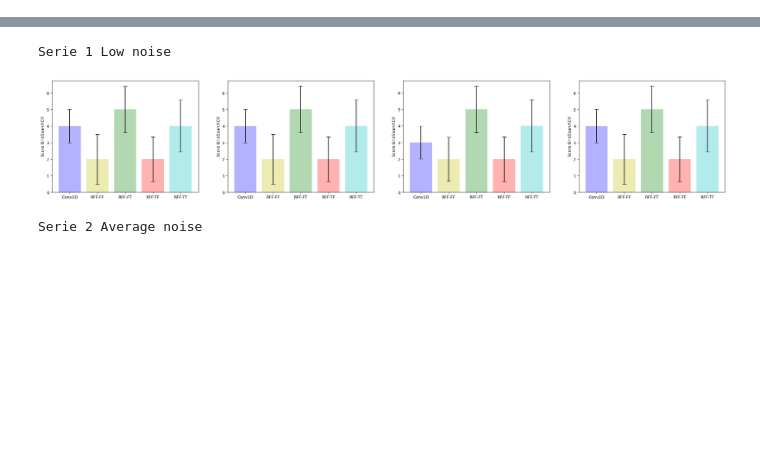
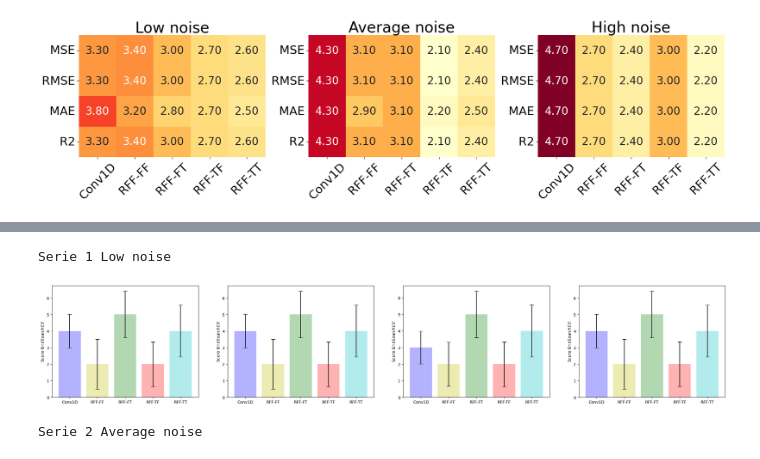
Before and after one commit to ealeongomez/Time-Series-Forecasting-Using-the-Bayesian-Approach-and-Random-Fourier-Features, a Jupyter notebook: Experiments/Analysis_results4.ipynb, the cells around one changed output, grey strips where cells are left out. Drawn from its saved outputs; the diff is of its cells as text; code cells hidden in the pictures; blank space fills up the shorter version.

```diff
--- a/Experiments/Analysis_results4.ipynb
+++ b/Experiments/Analysis_results4.ipynb
@@ -54 +44,52 @@ names = ['Low noise', 'Average noise', 'High noise']
+# %%
+performanceMetrics = 4
+model = 5
+count = 1
+names = ['Low noise', 'Average noise', 'High noise']
+
+results = []
+fig, axs = plt.subplots(1, 3, figsize=(20, 5))  # Configuración para las subgráficas
+
+# Crear un rango común para el colorbar basado en los datos de todas las gráficas
+vmin, vmax = float('inf'), float('-inf')
+for serie in data.keys():
+    matriz_rankeada = np.zeros((10, 4, 5))
+    for i in range(data[str(serie)].shape[0]):
+        matriz = data[str(serie)][i]
+        value = Friedman_Test(matriz)
+        matriz_rankeada[i, :, :] = value
+    nueva_matriz = np.mean(matriz_rankeada, axis=0)
+    results.append(matriz_rankeada)
+    vmin = min(vmin, nueva_matriz.min())
+    vmax = max(vmax, nueva_matriz.max())
+
+# Graficar cada heatmap sin colorbar y utilizar el rango común vmin, vmax
+for ax, serie, name in zip(axs, data.keys(), names):
+    matriz_rankeada = np.zeros((10, 4, 5))
+    for i in range(data[str(serie)].shape[0]):
+        matriz = data[str(serie)][i]
+        value = Friedman_Test(matriz)
+        matriz_rankeada[i, :, :] = value
+
+    nueva_matriz = np.mean(matriz_rankeada, axis=0)
+    sns.heatmap(nueva_matriz, annot=True, cmap='YlOrRd', fmt='.2f',
+                annot_kws={"size": 20}, ax=ax, cbar=False, vmin=vmin, vmax=vmax)
+
+    ax.set_title(name, fontsize=28)
+    ax.set_xticks(np.arange(5) + 0.5)
+    ax.set_xticklabels(['Conv1D', 'RFF-FF', 'RFF-FT', 'RFF-TF', 'RFF-TT'], rotation=45, fontsize=22)
+    ax.set_yticks(np.arange(4) + 0.5)
+    ax.set_yticklabels(['MSE', 'RMSE', 'MAE', 'R2'], va="center", rotation=0, fontsize=22)
+
+# Crear una barra de color compartida para todas las subgráficas
+#cbar_ax = fig.add_axes([0.92, 0.15, 0.02, 0.7])  # Ajuste de la posición y tamaño de la barra de color
+#norm = mpl.colors.Normalize(vmin=vmin, vmax=vmax)
+#cbar = fig.colorbar(mpl.cm.ScalarMappable(norm=norm, cmap='YlOrRd'), cax=cbar_ax)
+#cbar.ax.tick_params(labelsize=22)  # Tamaño de los valores en la barra de color
+#cbar.set_label("Promedio", fontsize=24)  # Etiqueta de la barra de color
+
+plt.tight_layout(rect=[0, 0, 0.9, 1])  # Ajustar para dar espacio al colorbar
+plt.show()
+# %% [output]
+[figure, added]
 # %%
```
Also changed, not shown: parts of 4 cells of this notebook, 3 other files.
